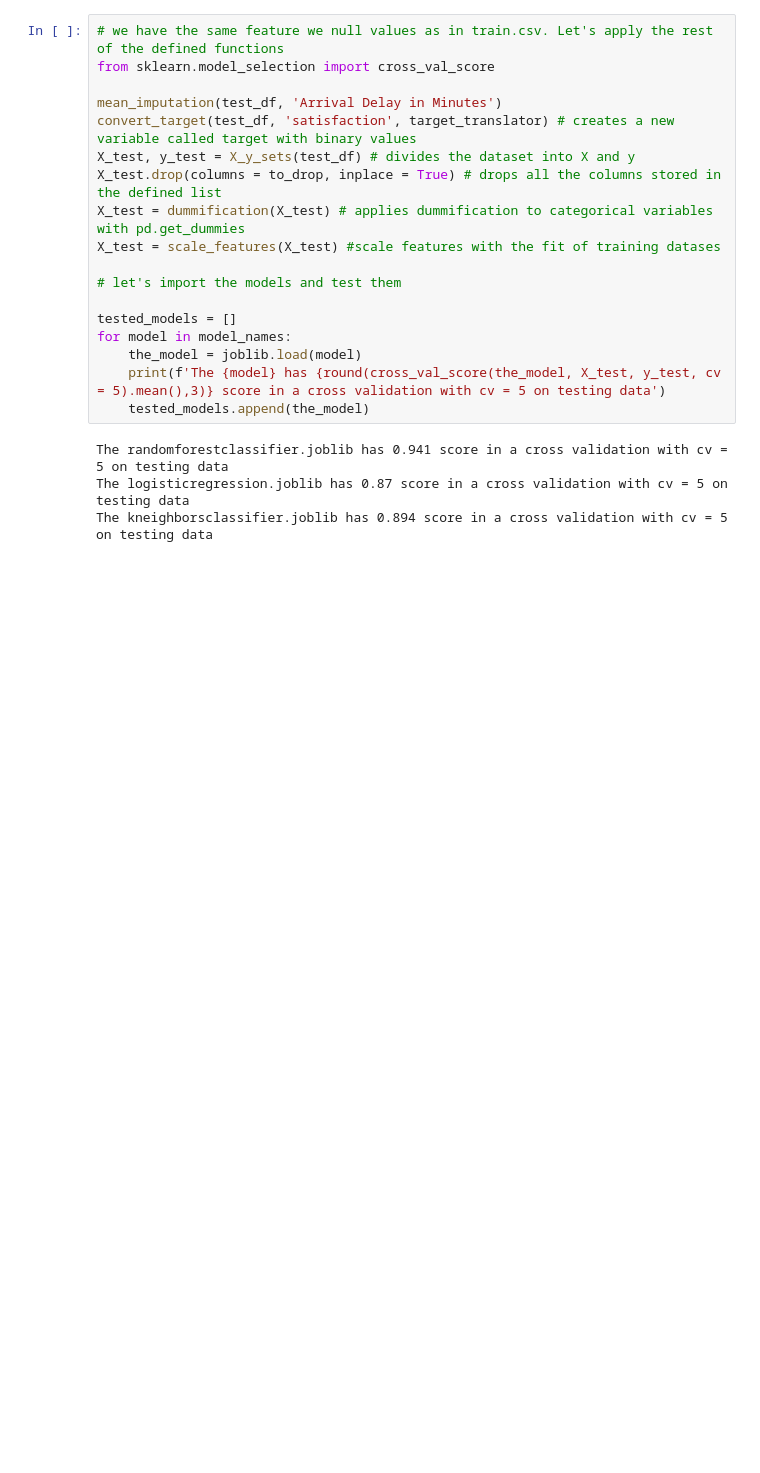
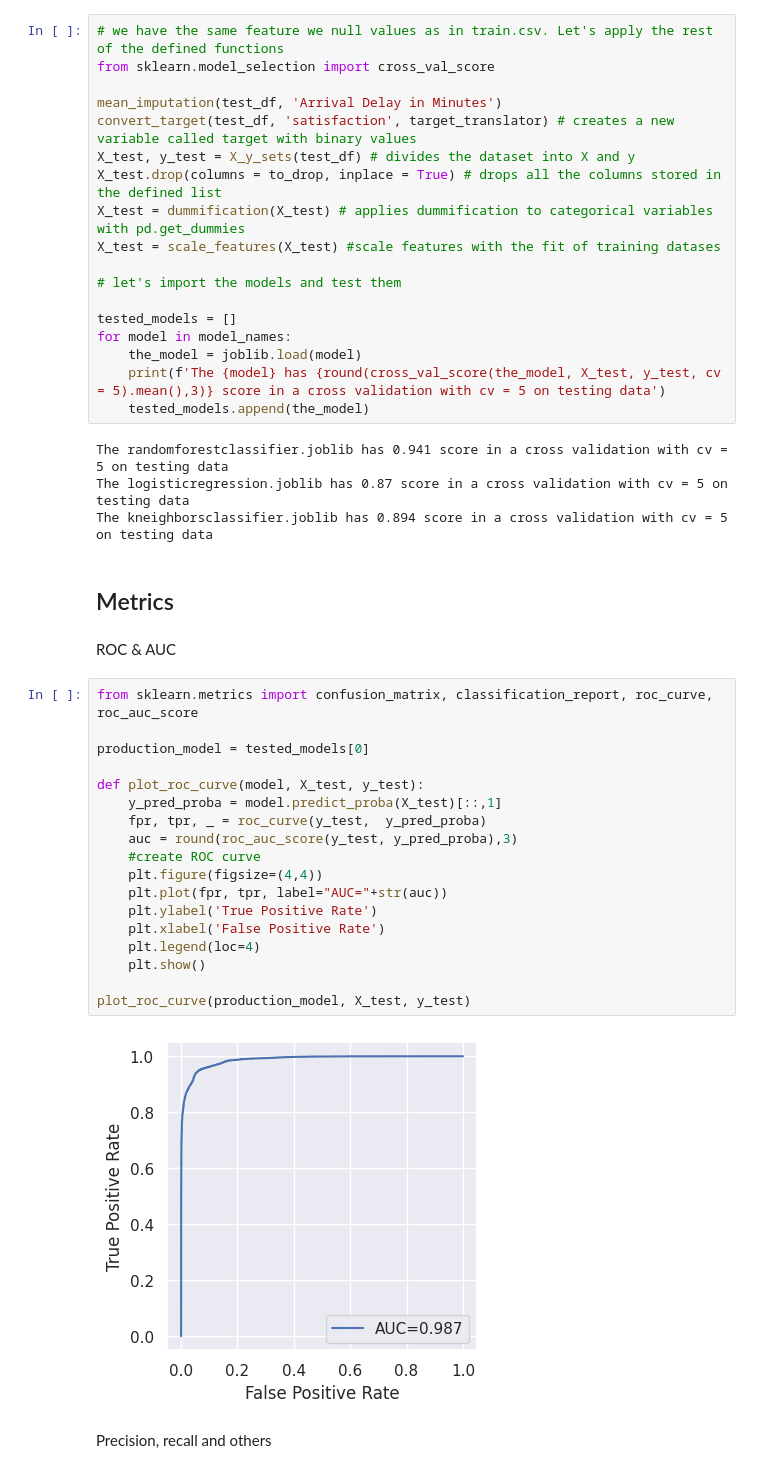
Before and after one commit to jolual2747/airline-passenger-satisfaction, a Jupyter notebook: notebook.ipynb, the cells around one changed output. Saved outputs shown, nothing was run; the diff lists cells and outputs as text; blank space fills up the shorter version.

Commit message:
metrics for classification

```diff
--- a/notebook.ipynb
+++ b/notebook.ipynb
@@ -462,3 +462,29 @@ for model in model_names:
 The randomforestclassifier.joblib has 0.941 score in a cross validation with cv = 5 on testing data
 The logisticregression.joblib has 0.87 score in a cross validation with cv = 5 on testing data
 The kneighborsclassifier.joblib has 0.894 score in a cross validation with cv = 5 on testing data
+# %% [markdown]
+## Metrics
+# %% [markdown]
+ROC & AUC
+# %%
+from sklearn.metrics import confusion_matrix, classification_report, roc_curve, roc_auc_score
+
+production_model = tested_models[0]
+
+def plot_roc_curve(model, X_test, y_test):
+    y_pred_proba = model.predict_proba(X_test)[::,1]
+    fpr, tpr, _ = roc_curve(y_test,  y_pred_proba)
+    auc = round(roc_auc_score(y_test, y_pred_proba),3)
+    #create ROC curve
+    plt.figure(figsize=(4,4))
+    plt.plot(fpr, tpr, label="AUC="+str(auc))
+    plt.ylabel('True Positive Rate')
+    plt.xlabel('False Positive Rate')
+    plt.legend(loc=4)
+    plt.show()
+
+plot_roc_curve(production_model, X_test, y_test)
+# %% [output]
+[figure, added]
+# %% [markdown]
+Precision, recall and others
```
Also changed, not shown: parts of 2 cells of this notebook.
